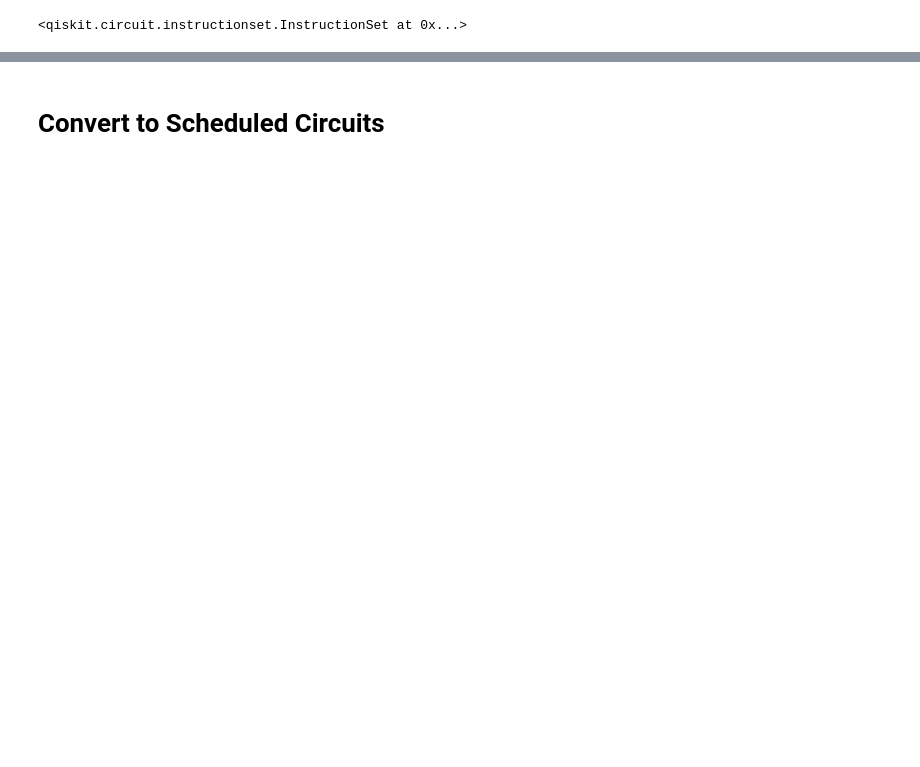
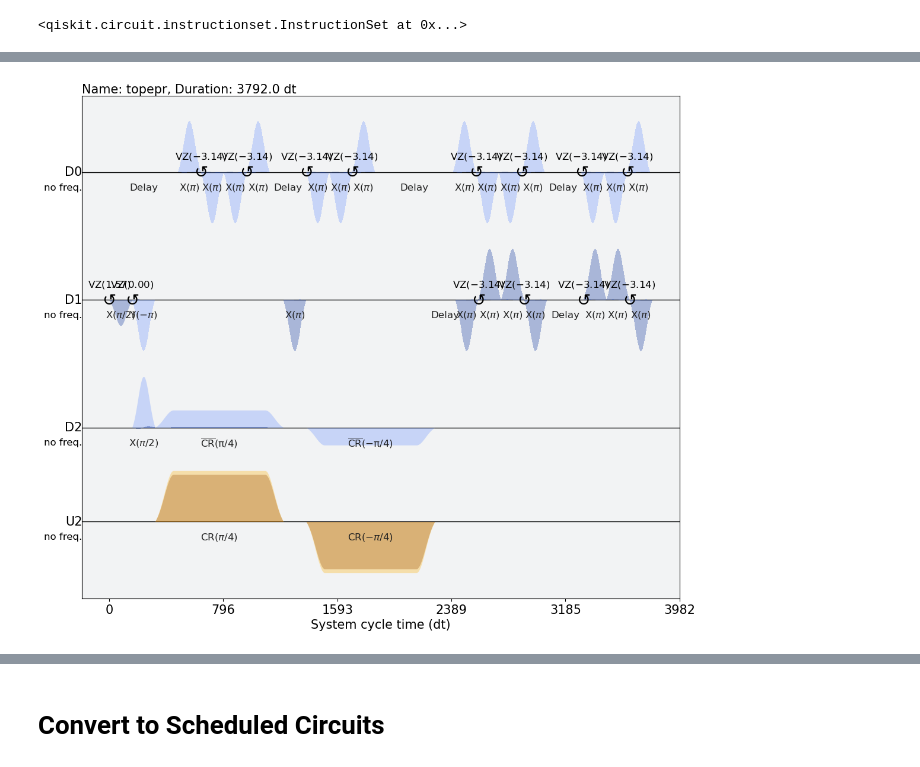
Before and after one commit to xDangerousDinox/QuantumComputing, a Jupyter notebook: Complex Bell Test.ipynb, the cells around one changed output, grey strips where cells are left out. Drawn from its saved outputs; the diff is of its cells as text; code cells hidden in the pictures; blank space fills up the shorter version.

```diff
--- a/Complex Bell Test.ipynb
+++ b/Complex Bell Test.ipynb
@@ -396,0 +427,4 @@ q_4 -> 4 ┤4                ├─░──╫──╫──╫──╫─┤
+# %%
+firstepr.draw()
+# %% [output]
+[figure, added]
```
Also changed, not shown: parts of 15 cells of this notebook, 3 other files.
